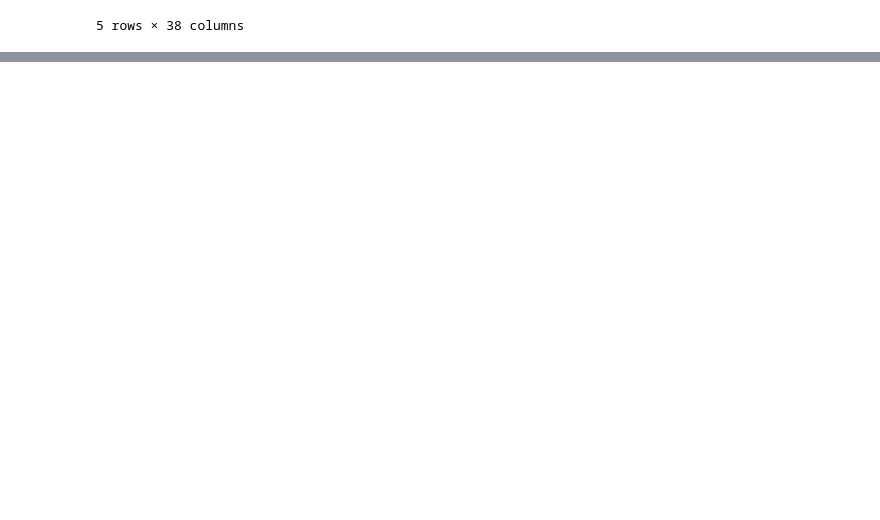
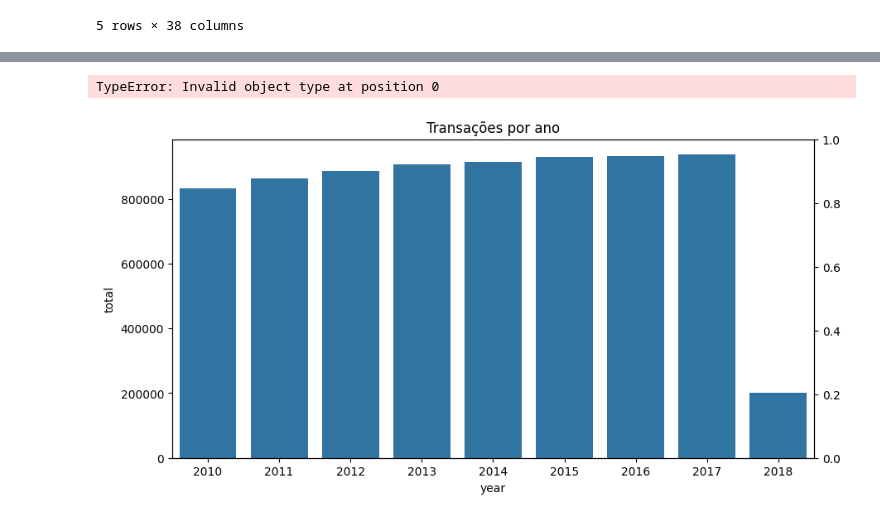
Before and after one commit to Angelicogfa/tcc_mba_datascience_analytics_usp_esalq, a Jupyter notebook: 02-analise_exploratoria.ipynb, the cells around one changed output, grey strips where cells are left out. Saved outputs shown, nothing was run; the diff lists cells and outputs as text; code cells hidden in the pictures; blank space fills up the shorter version.

```diff
--- a/02-analise_exploratoria.ipynb
+++ b/02-analise_exploratoria.ipynb
@@ -34,0 +64,8 @@ dtype: float64
+# %%
+df['id'] = df['id'].astype(str)
+df['client_id'] = df['client_id'].astype(str)
+df['card_id'] = df['card_id'].astype(str)
+df['merchant_id'] = df['merchant_id'].astype(str)
+df['zip'] = df['zip'].astype(str)
+df['card_number'] = df['card_number'].astype(str)
+df['cvv'] = df['cvv'].astype(str)
@@ -34,0 +74,6 @@ dtype: float64
+# %%
+df_time = pd.DataFrame()
+df_time['year'] = df['date'].dt.to_period('Y')
+df_time['year_month'] = df['date'].dt.to_period('M')
+df_time['target'] = df['target']
+df_time.head()
@@ -34,0 +87,7 @@ dtype: float64
+# %%
+df_time = pd.pivot_table(df_time, index='year', columns='target', aggfunc='count').reset_index()
+df_time.columns = ['year', 'target_no', 'target_yes']
+df_time['total'] = df_time['target_no'] + df_time['target_yes']
+df_time['percent_no'] = df_time['target_no'] / df_time['total']
+df_time['percent_yes'] = df_time['target_yes'] / df_time['total']
+df_time
@@ -34,0 +107,14 @@ dtype: float64
+# %%
+fig, ax1 = plt.subplots(figsize=(10, 5))
+plt.title('Transações por ano')
+sns.barplot(df_time, x='year', y='total', ax=ax1)
+ax2 = ax1.twinx()
+sns.lineplot(df_time, x='year', y='percent_yes', ax=ax2)
+ax2.set_ylabel('Fraudes')
+
+ax1.set_zorder(2)
+ax1.patch.set_visible(False)
+plt.show()
+# %% [output]
+TypeError: Invalid object type at position 0
+[figure, added]
```
Also changed, not shown: parts of 12 cells of this notebook.
